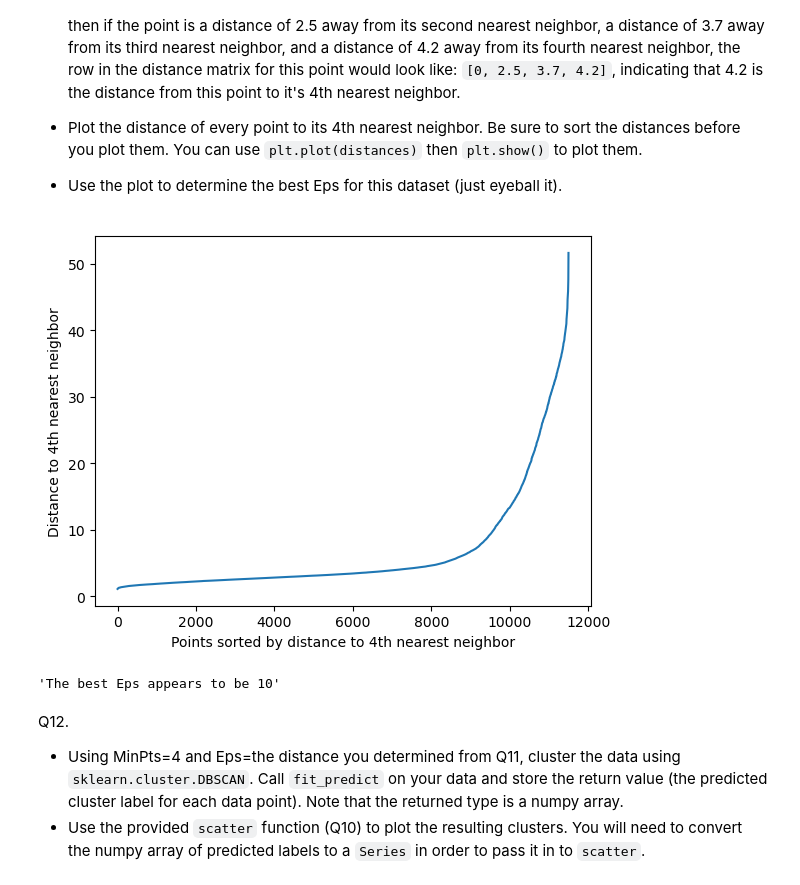
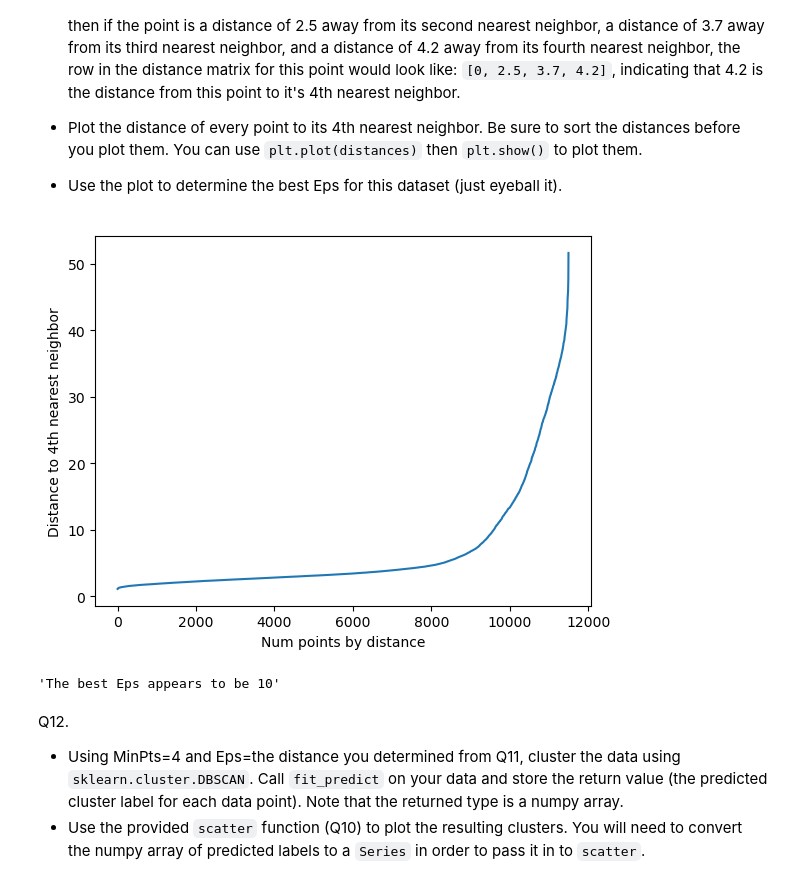
Before and after one commit to alantientran/ML-Clustering, a Jupyter notebook: HW5 - Clustering.ipynb, the cells around one changed output. Saved outputs shown, nothing was run; the diff lists cells and outputs as text; code cells hidden in the pictures.

```diff
--- a/HW5 - Clustering.ipynb
+++ b/HW5 - Clustering.ipynb
@@ -347,17 +321,17 @@ Q11. Find the optimal Eps for this dataset by plotting the distances of every po
 # %%
 neighbors = NearestNeighbors(n_neighbors=4)
 neighbors_fitted = neighbors.fit(pca_df)
 
 distances, neighbor_loc_indices = neighbors_fitted.kneighbors(pca_df)
 sorted_distances = np.sort(distances[:,3])
 plt.plot(sorted_distances)
-plt.xlabel('Points sorted by distance to 4th nearest neighbor')
+plt.xlabel('Num points by distance')
 plt.ylabel('Distance to 4th nearest neighbor')
 plt.show()
 
 '''The best Eps appears to be 10'''
 # %% [output]
-[figure, old version]
+[figure, new version]
 'The best Eps appears to be 10'
 # %% [markdown]
 Q12.
```
Also changed, not shown: parts of 14 cells of this notebook.
